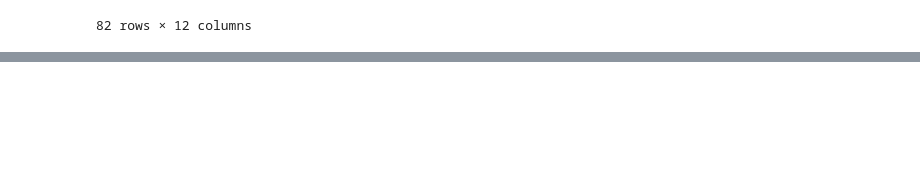
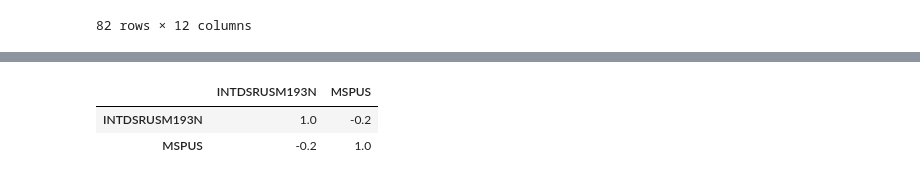
Before and after one commit to jmccahill5/datman, a Jupyter notebook: PS2.ipynb, the cells around one changed output, grey strips where cells are left out. Cells and saved outputs as stored; diff of their text form; code cells hidden in the pictures; blank space fills up the shorter version.

```diff
--- a/PS2.ipynb
+++ b/PS2.ipynb
@@ -139,0 +201,6 @@ mergedOuter
+# %%
+dat[['INTDSRUSM193N','MSPUS']].corr().round(2) #correlation between FED interest rates and Mean US home price sales
+# %% [output]
+|  | INTDSRUSM193N | MSPUS |
+| INTDSRUSM193N | 1.0 | -0.2 |
+| MSPUS | -0.2 | 1.0 |
```
Also changed, not shown: parts of 17 cells of this notebook.
